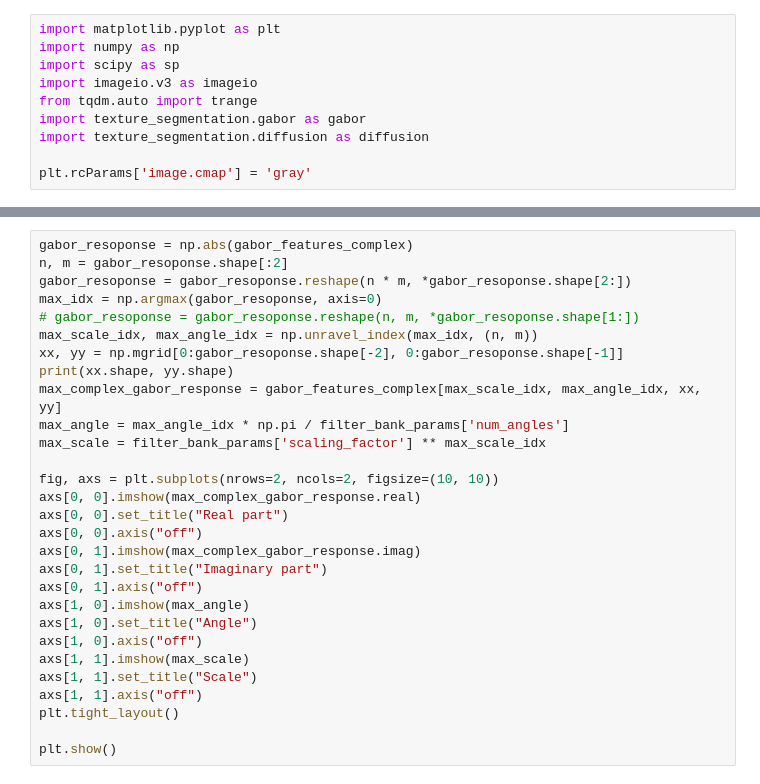
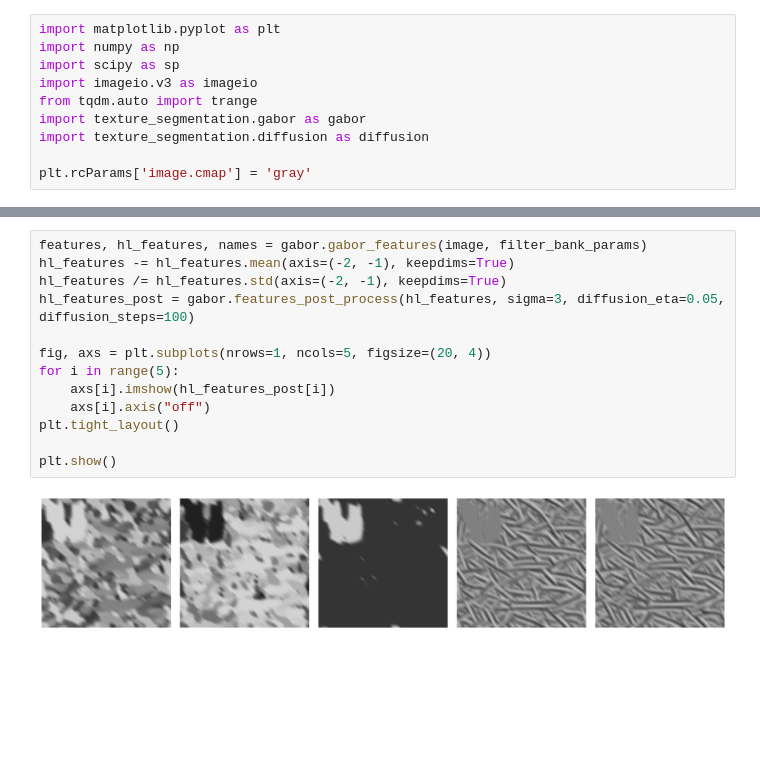
Before and after one commit to guyshapira-academic/texture-segmentation, a Jupyter notebook: notebook.ipynb, the cells around one changed output, grey strips where cells are left out. Drawn from its saved outputs; the diff is of its cells as text; blank space fills up the shorter version.

```diff
--- a/notebook.ipynb
+++ b/notebook.ipynb
@@ -87,32 +94,18 @@ plt.show()
-# %%
-gabor_resoponse = np.abs(gabor_features_complex)
-n, m = gabor_resoponse.shape[:2]
-gabor_resoponse = gabor_resoponse.reshape(n * m, *gabor_resoponse.shape[2:])
-max_idx = np.argmax(gabor_resoponse, axis=0)
-# gabor_resoponse = gabor_resoponse.reshape(n, m, *gabor_resoponse.shape[1:])
-max_scale_idx, max_angle_idx = np.unravel_index(max_idx, (n, m))
-xx, yy = np.mgrid[0:gabor_resoponse.shape[-2], 0:gabor_resoponse.shape[-1]]
-print(xx.shape, yy.shape)
-max_complex_gabor_response = gabor_features_complex[max_scale_idx, max_angle_idx, xx, yy]
-max_angle = max_angle_idx * np.pi / filter_bank_params['num_angles']
-max_scale = filter_bank_params['scaling_factor'] ** max_scale_idx
-
-fig, axs = plt.subplots(nrows=2, ncols=2, figsize=(10, 10))
-axs[0, 0].imshow(max_complex_gabor_response.real)
-axs[0, 0].set_title("Real part")
-axs[0, 0].axis("off")
-axs[0, 1].imshow(max_complex_gabor_response.imag)
-axs[0, 1].set_title("Imaginary part")
-axs[0, 1].axis("off")
-axs[1, 0].imshow(max_angle)
-axs[1, 0].set_title("Angle")
-axs[1, 0].axis("off")
-axs[1, 1].imshow(max_scale)
-axs[1, 1].set_title("Scale")
-axs[1, 1].axis("off")
-plt.tight_layout()
-
-plt.show()
+# %%
+features, hl_features, names = gabor.gabor_features(image, filter_bank_params)
+hl_features -= hl_features.mean(axis=(-2, -1), keepdims=True)
+hl_features /= hl_features.std(axis=(-2, -1), keepdims=True)
+hl_features_post = gabor.features_post_process(hl_features, sigma=3, diffusion_eta=0.05, diffusion_steps=100)
+
+fig, axs = plt.subplots(nrows=1, ncols=5, figsize=(20, 4))
+for i in range(5):
+    axs[i].imshow(hl_features_post[i])
+    axs[i].axis("off")
+plt.tight_layout()
+
+plt.show()
+# %% [output]
+[figure, added]
 # %%
 m, k, h, w = gabor_features_complex.shape
 X = np.abs(gabor_features_complex).reshape(-1, *gabor_features_complex.shape[-2:])
```
Also changed, not shown: parts of 7 cells of this notebook, 1 other file.
